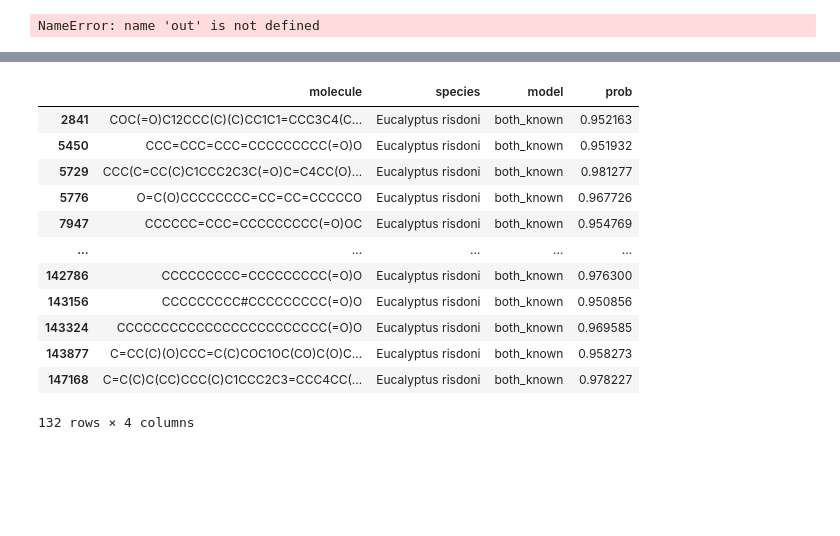
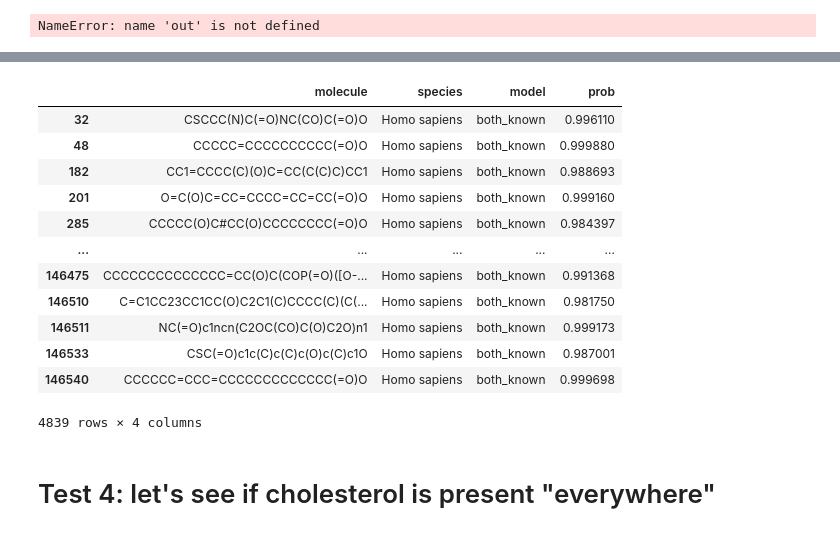
Before and after one commit to anticipated-chemistry-of-life/GNN, a Jupyter notebook: test_pipeline.ipynb, the cells around one changed output, grey strips where cells are left out. Saved outputs shown, nothing was run; the diff lists cells and outputs as text; code cells hidden in the pictures; blank space fills up the shorter version.

```diff
--- a/test_pipeline.ipynb
+++ b/test_pipeline.ipynb
@@ -10,6 +10,11 @@ from utils import predict
 species_features_dummy = pd.read_csv("./data/species_features.csv.gz", index_col=0)
 molecule_features_dummy = pd.read_csv("./data/molecule_features.csv.gz", index_col=0).astype("int8")
 df_agg = pd.read_csv("./data/lotus_agg_test.csv.gz", index_col=0)
+# %%
+rdkit = pd.read_csv("./data/mol_dummy_rdkit.csv.gz", index_col=0).astype('int8')
+molecule_features_dummy = molecule_features_dummy.merge(rdkit,
+                                                        left_index=True,
+                                                        right_index=True)
 # %%
 g_train = nx.read_graphml("./graph/train_graph.gml")
 g = nx.read_graphml("./graph/test_graph.gml")
@@ -24,8 +29,8 @@ molecule_feat = molecule_features_dummy[molecule_features_dummy.index.isin(df_ag
 species_unique_to_test_set = df_agg[~df_agg.organism_name.isin(df_agg_train.organism_name)]
 molecules_unique_to_test_set = df_agg[~df_agg.structure_smiles_2D.isin(df_agg_train.structure_smiles_2D)]
 # %%
-model_m_to_s = tf.keras.models.load_model("./model/batch_128_layer_1024_m_to_s", compile=True)
-model_s_to_m = tf.keras.models.load_model("./model/batch_128_layer_1024_s_to_m", compile=True)
+model_m_to_s = tf.keras.models.load_model("./model/gbif_batch_128_layer_1024_m_to_s", compile=True)
+model_s_to_m = tf.keras.models.load_model("./model/gbif_batch_128_layer_1024_s_to_m", compile=True)
 # %%
 data = pd.DataFrame(df_agg[['structure_smiles_2D', 'organism_name']].to_numpy(),
                     columns=['molecule', 'species'])
@@ -60,7 +65,7 @@ g_lotus = nx.compose(g_train, g_test)
 # %%
 sku = pd.concat([df_agg, df_agg_train])
 # %%
-sp = 'Eucalyptus risdoni'
+sp = 'Homo sapiens'
 data_3 = pd.DataFrame(
     {'molecule': list(set(molecule_features_dummy.index)-set(sku[sku.organism_name==sp].structure_smiles_2D)),
      'species': sp})
@@ -128,16 +133,16 @@ plt.hist(out_3.prob, bins=200)
 # %%
-out_3[out_3.prob>0.95]
+out_3[out_3.prob>0.98]
 # %% [output]
 |  | molecule | species | model | prob |
-| 2841 | COC(=O)C12CCC(C)(C)CC1C1=CCC3C4(C... | Eucalyptus risdoni | both_known | 0.952163 |
-| 5450 | CCC=CCC=CCC=CCCCCCCCC(=O)O | Eucalyptus risdoni | both_known | 0.951932 |
-| 5729 | CCC(C=CC(C)C1CCC2C3C(=O)C=C4CC(O)... | Eucalyptus risdoni | both_known | 0.981277 |
-| 5776 | O=C(O)CCCCCCCC=CC=CC=CCCCCO | Eucalyptus risdoni | both_known | 0.967726 |
-| 7947 | CCCCCC=CCC=CCCCCCCCC(=O)OC | Eucalyptus risdoni | both_known | 0.954769 |
+| 32 | CSCCC(N)C(=O)NC(CO)C(=O)O | Homo sapiens | both_known | 0.996110 |
+| 48 | CCCCC=CCCCCCCCCC(=O)O | Homo sapiens | both_known | 0.999880 |
+| 182 | CC1=CCCC(C)(O)C=CC(C(C)C)CC1 | Homo sapiens | both_known | 0.988693 |
+| 201 | O=C(O)C=CC=CCCC=CC=CC(=O)O | Homo sapiens | both_known | 0.999160 |
+| 285 | CCCCC(O)C#CC(O)CCCCCCCC(=O)O | Homo sapiens | both_known | 0.984397 |
 | ... | ... | ... | ... | ... |
-| 142786 | CCCCCCCCC=CCCCCCCCC(=O)O | Eucalyptus risdoni | both_known | 0.976300 |
-| 143156 | CCCCCCCCC#CCCCCCCCC(=O)O | Eucalyptus risdoni | both_known | 0.950856 |
-| 143324 | CCCCCCCCCCCCCCCCCCCCCCCC(=O)O | Eucalyptus risdoni | both_known | 0.969585 |
-| 143877 | C=CC(C)(O)CCC=C(C)COC1OC(CO)C(O)C... | Eucalyptus risdoni | both_known | 0.958273 |
-| 147168 | C=C(C)C(CC)CCC(C)C1CCC2C3=CCC4CC(... | Eucalyptus risdoni | both_known | 0.978227 |
+| 146475 | CCCCCCCCCCCCCC=CC(O)C(COP(=O)([O-... | Homo sapiens | both_known | 0.991368 |
+| 146510 | C=C1CC23CC1CC(O)C2C1(C)CCCC(C)(C(... | Homo sapiens | both_known | 0.981750 |
+| 146511 | NC(=O)c1ncn(C2OC(CO)C(O)C2O)n1 | Homo sapiens | both_known | 0.999173 |
+| 146533 | CSC(=O)c1c(C)c(C)c(O)c(C)c1O | Homo sapiens | both_known | 0.987001 |
+| 146540 | CCCCCC=CCC=CCCCCCCCCCCCC(=O)O | Homo sapiens | both_known | 0.999698 |
-132 rows × 4 columns
+4839 rows × 4 columns
@@ -166,0 +149,2 @@ for c, t in prod:
+# %% [markdown]
+# Test 4: let's see if cholesterol is present "everywhere"
```
Also changed, not shown: parts of 20 cells of this notebook, 7 other files.
